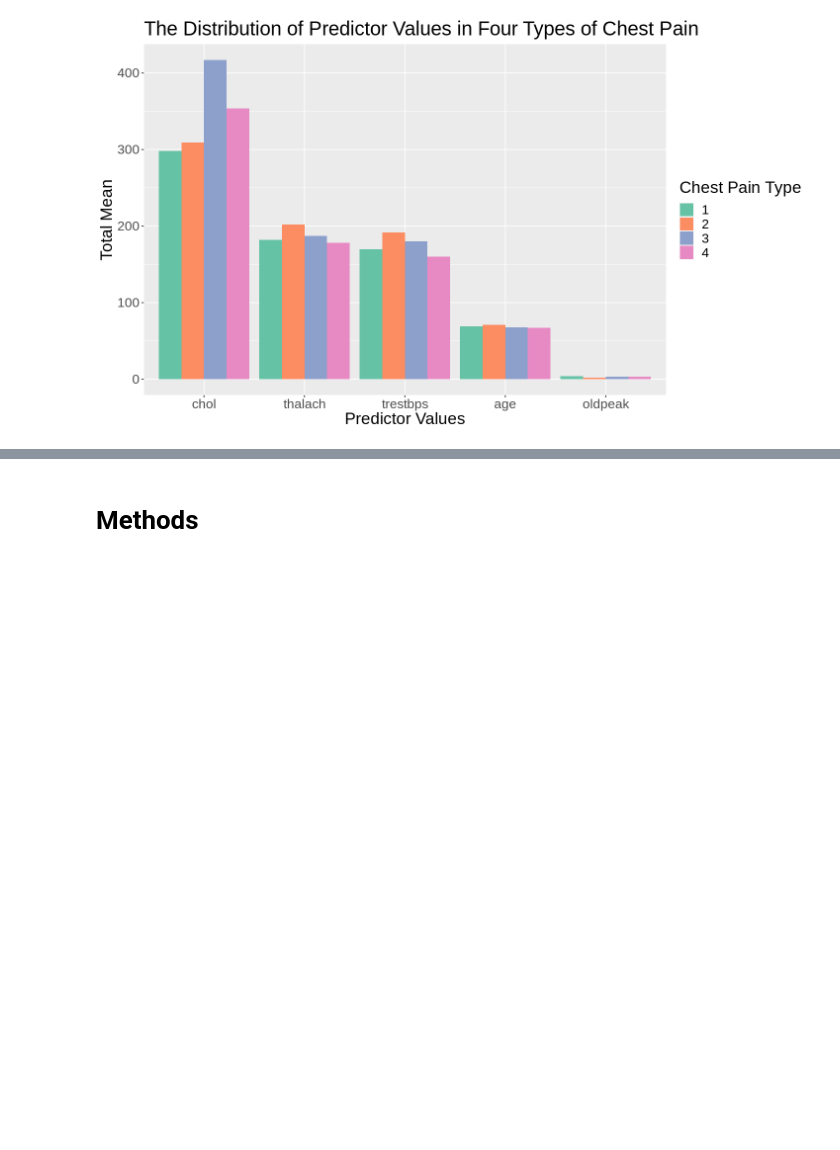
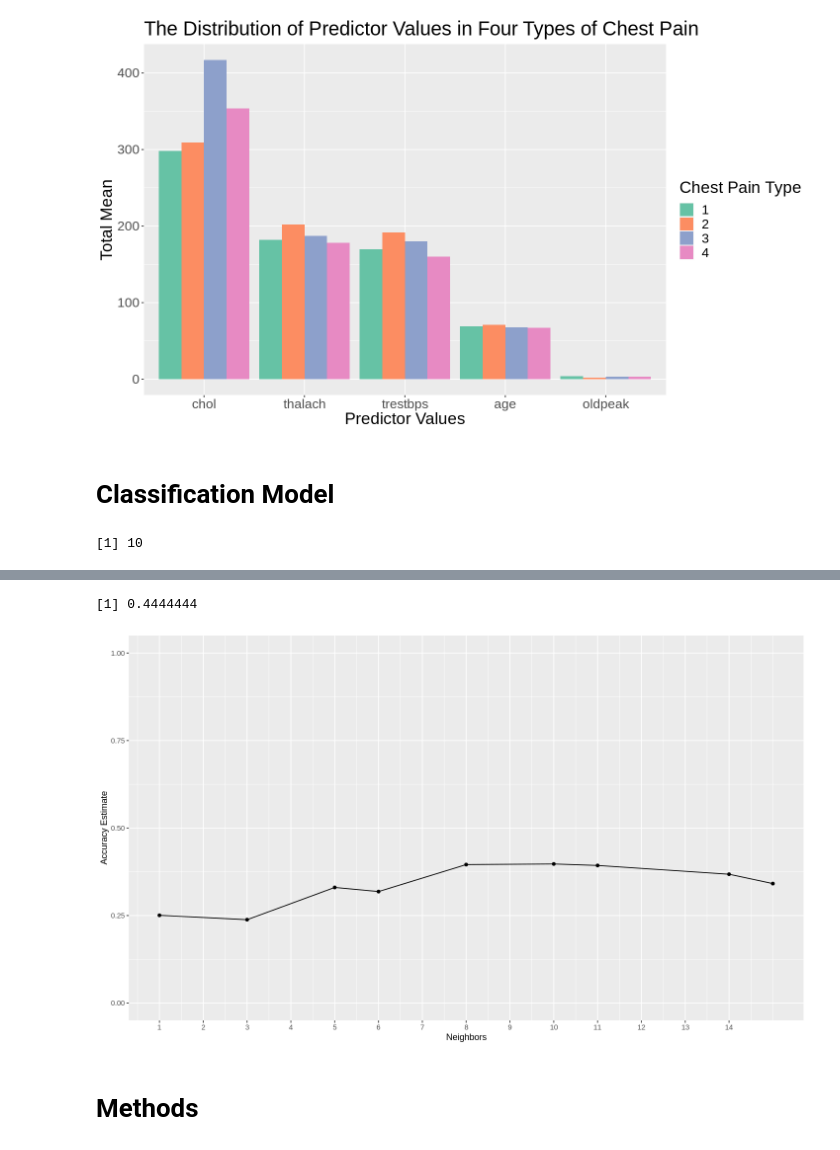
Before and after one commit to gigabite-pro/dsci-group-110, a Jupyter notebook: Project Working-Copy1.ipynb, the cells around one changed output, grey strips where cells are left out. Drawn from its saved outputs; the diff is of its cells as text; code cells hidden in the pictures; blank space fills up the shorter version.

Commit message:
Classification

```diff
--- a/Project Working-Copy1.ipynb
+++ b/Project Working-Copy1.ipynb
@@ -255,3 +255,65 @@ data_final_plot <- mean_data|>
 data_final_plot
 # %% [output]
 [figure]
+# %% [markdown]
+# Classification Model
+# %%
+set.seed(457681)
+
+heart_recipe <- recipe(cp ~ age + trestbps + chol + thalach + oldpeak , data = training_data) |>
+                step_scale(all_predictors()) |>
+                step_center(all_predictors())
+
+knn_tune <- nearest_neighbor(weight_func = "rectangular", neighbors = tune()) |>
+             set_engine("kknn") |>
+             set_mode("classification")
+
+heart_vfold <- vfold_cv(training_data, v = 5, strata = cp)
+
+knn_results <- workflow() |>
+               add_recipe(heart_recipe) |>
+               add_model(knn_tune) |>
+               tune_grid(resamples = heart_vfold, grid = 10) |>
+               collect_metrics()
+
+accuracies <-  knn_results |>
+               filter(.metric == "accuracy")
+
+accuracy_versus_k <-   ggplot(accuracies, aes(x = neighbors, y = mean))+
+                       geom_point() +
+                       geom_line() +
+                       labs(x = "Neighbors", y = "Accuracy Estimate") +
+                       scale_x_continuous(breaks = seq(0, 14, by = 1)) +  # adjusting the x-axis
+                       scale_y_continuous(limits = c(0, 1.0)) # adjusting the y-axis
+accuracy_versus_k
+
+k_optimal <- accuracies |>
+             arrange(desc(mean)) |>
+             select(neighbors) |>
+             slice(1) |>
+             pull()
+
+k_optimal
+
+knn_fit <- nearest_neighbor(weight_func = "rectangular", neighbors = k_optimal) |>
+           set_engine("kknn") |>
+           set_mode("classification")
+
+k_workflow <- workflow() |>
+              add_recipe(heart_recipe) |>
+              add_model(knn_tune) |>
+              fit(data = testing_data)
+
+predicted <- predict(k_workflow, testing_data) |>
+             bind_cols(testing_data)
+
+# compute the accuracy
+results <-  predicted |>
+            metrics(truth = cp, estimate = .pred_class) |>
+            filter(.metric == "accuracy") |>
+            select(.estimate) |>
+            pull()
+
+results
+# %% [output]
+[1] 10
@@ -258,3 +322,5 @@ data_final_plot
+[1] 0.4444444
+[figure, added]
 # %% [markdown]
 # Methods
 # %% [markdown]
```
Also changed, not shown: parts of 2 cells of this notebook.
